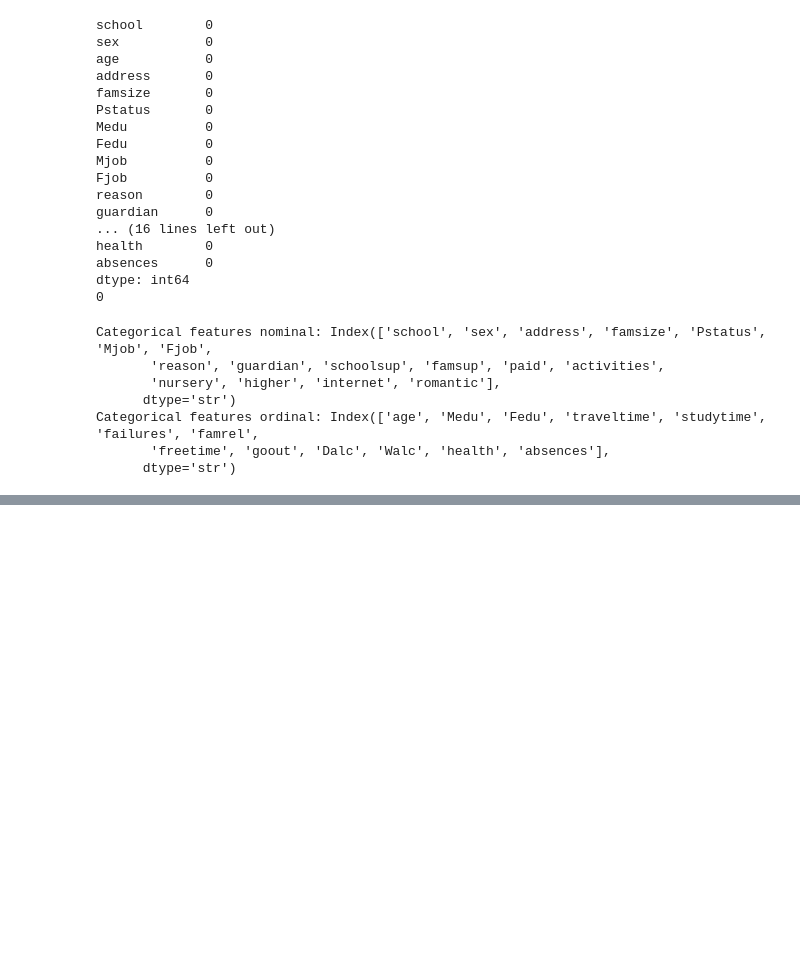
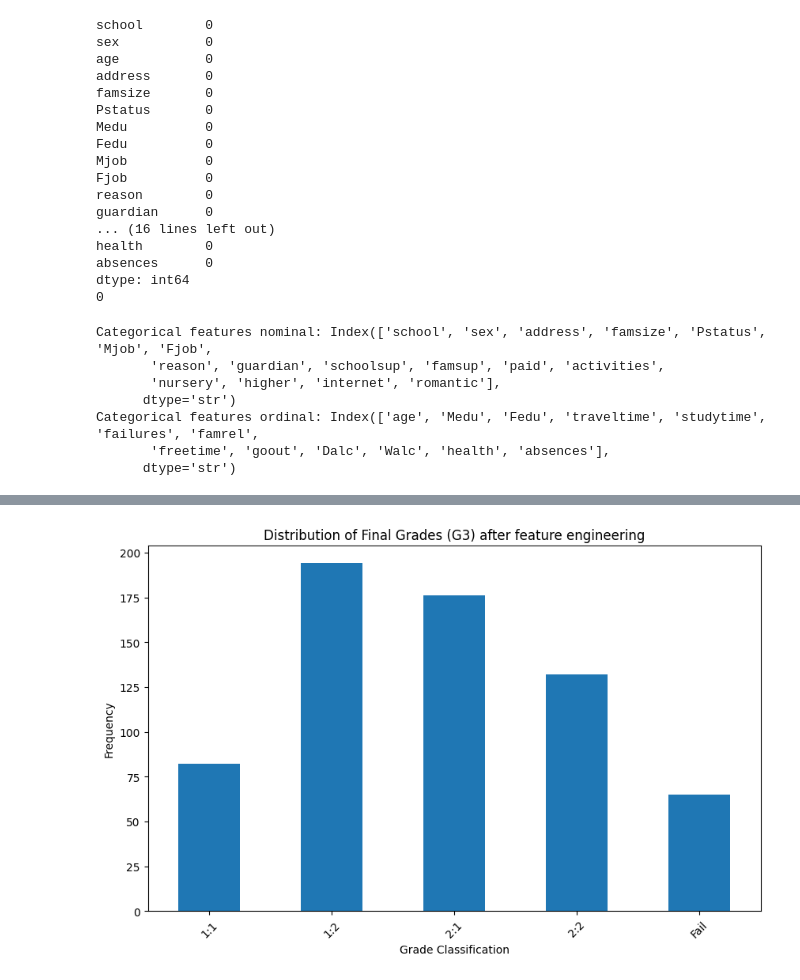
Before and after one commit to xplj5935-uol/Machine_learning_Personal_project, a Jupyter notebook: notebook_201859416.ipynb, the cells around one changed output, grey strips where cells are left out. Saved outputs shown, nothing was run; the diff lists cells and outputs as text; code cells hidden in the pictures; blank space fills up the shorter version.

```diff
--- a/notebook_201859416.ipynb
+++ b/notebook_201859416.ipynb
@@ -176,0 +176,21 @@ X_train_knn_scaled
+# %%
+# we will feature engineer the final grades to see where students lie the most
+# Create a new Series for classification
+y_G3_classified = pd.Series(index=y_G3.index, dtype='object')
+
+y_G3_classified.loc[y_G3 >= 16] = '1:1'
+y_G3_classified.loc[y_G3.between(13, 15)] = '1:2'
+y_G3_classified.loc[y_G3.between(11, 12)] = '2:1'
+y_G3_classified.loc[y_G3.between(9, 10)] = '2:2'
+y_G3_classified.loc[y_G3 < 9] = 'Fail'
+
+# plotting the distribution of the final grades after feature engineering
+plt.figure(figsize=(10, 6))
+y_G3_classified.value_counts().sort_index().plot(kind='bar')
+plt.title("Distribution of Final Grades (G3) after feature engineering")
+plt.xlabel("Grade Classification")
+plt.ylabel("Frequency")
+plt.xticks(rotation=45)
+plt.show()
+# %% [output]
+[figure, added]
```
Also changed, not shown: parts of 10 cells of this notebook.
